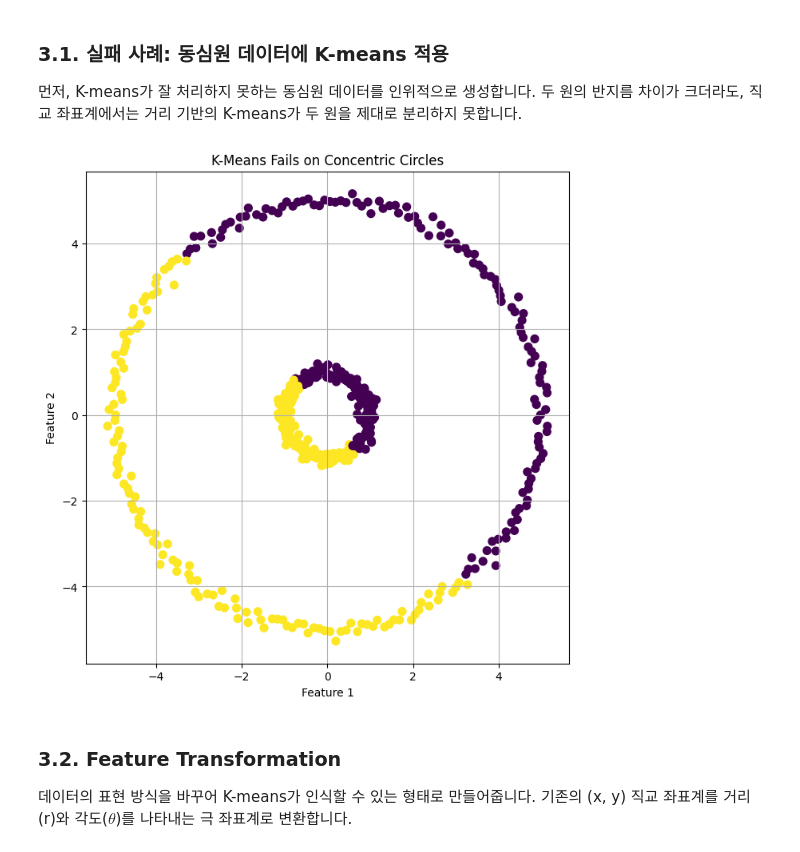
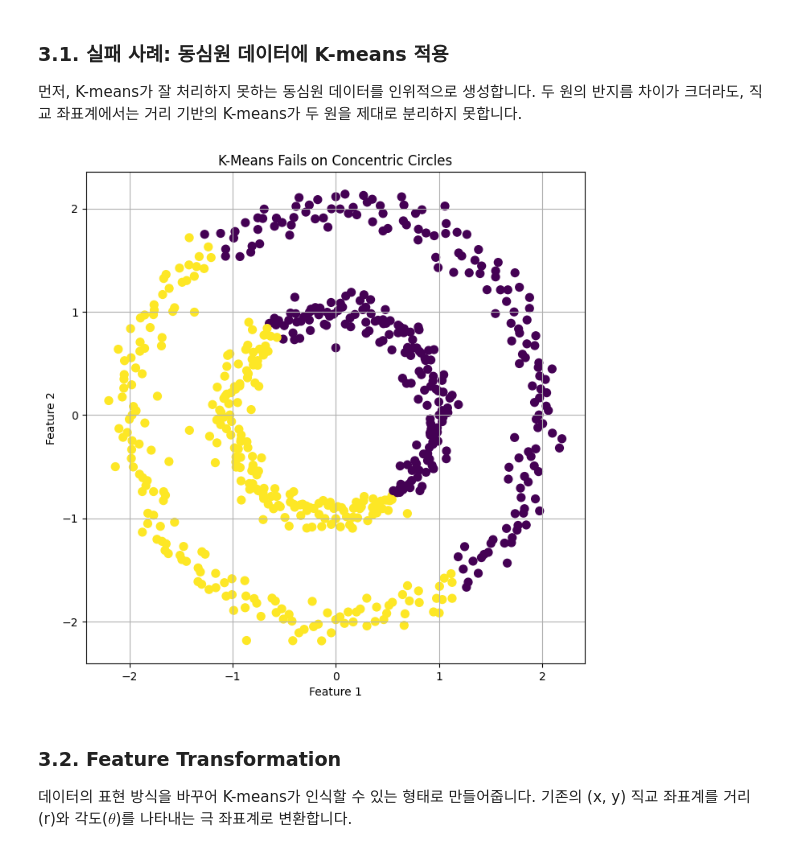
Before and after one commit to 201524495/201524495, a Jupyter notebook: linear_algebra_practice_day2.ipynb, the cells around one changed output. Cells and saved outputs as stored; diff of their text form; code cells hidden in the pictures.

```diff
--- a/linear_algebra_practice_day2.ipynb
+++ b/linear_algebra_practice_day2.ipynb
@@ -433,39 +469,39 @@ K-means는 군집이 구형(spherical)이며, 중심점으로부터의 거리로
 두 원의 반지름 차이가 크더라도, 직교 좌표계에서는 거리 기반의 K-means가 두 원을 제대로 분리하지 못합니다.
 # %%
 # 실습: 두 원의 반지름(radius1, radius2)이나 클러스터 개수(n_clusters)를 바꿔보며 결과가 어떻게 달라지는지 관찰해보세요.
-n_points_per_circle = 250
+n_points_per_circle = 300
 radius1 = 1.0
-radius2 = 5.0
+radius2 = 2.0
 
 # 원 1 (반지름=radius1)
 theta1 = np.linspace(0, 2 * np.pi, n_points_per_circle, endpoint=False)
 r1 = radius1 + np.random.randn(n_points_per_circle) * 0.1
 x1 = r1 * np.cos(theta1)
 y1 = r1 * np.sin(theta1)
 
 # 원 2 (반지름=radius2)
 theta2 = np.linspace(0, 2 * np.pi, n_points_per_circle, endpoint=False)
 r2 = radius2 + np.random.randn(n_points_per_circle) * 0.1
 x2 = r2 * np.cos(theta2)
 y2 = r2 * np.sin(theta2)
 
 # 데이터를 합칩니다.
 X_circles = np.vstack((np.hstack((x1, x2)), np.hstack((y1, y2)))).T
 
 # 원본 데이터에 K-means 적용
 kmeans_fail = KMeans(n_clusters=2, init='k-means++', n_init=1, random_state=0)
 y_kmeans_fail = kmeans_fail.fit_predict(X_circles)
 
 plt.figure(figsize=(8, 8))
 plt.scatter(X_circles[:, 0], X_circles[:, 1], c=y_kmeans_fail, s=50, cmap='viridis')
 plt.title('K-Means Fails on Concentric Circles')
 plt.xlabel("Feature 1")
 plt.ylabel("Feature 2")
 plt.gca().set_aspect('equal', adjustable='box')
 plt.grid()
 plt.show()
 # %% [output]
-[figure, old version]
+[figure, new version]
 # %% [markdown]
 ### 3.2. Feature Transformation
 데이터의 표현 방식을 바꾸어 K-means가 인식할 수 있는 형태로 만들어줍니다. 기존의 (x, y) 직교 좌표계를 거리(r)와 각도($\theta$)를 나타내는 극 좌표계로 변환합니다.
```
Also changed, not shown: parts of 10 cells of this notebook.
